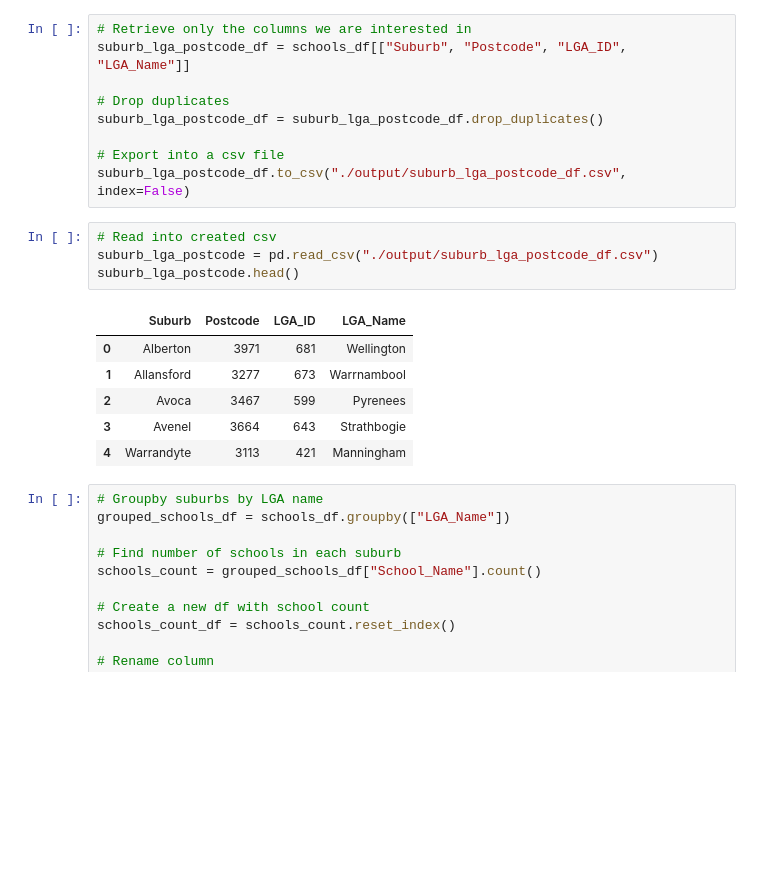
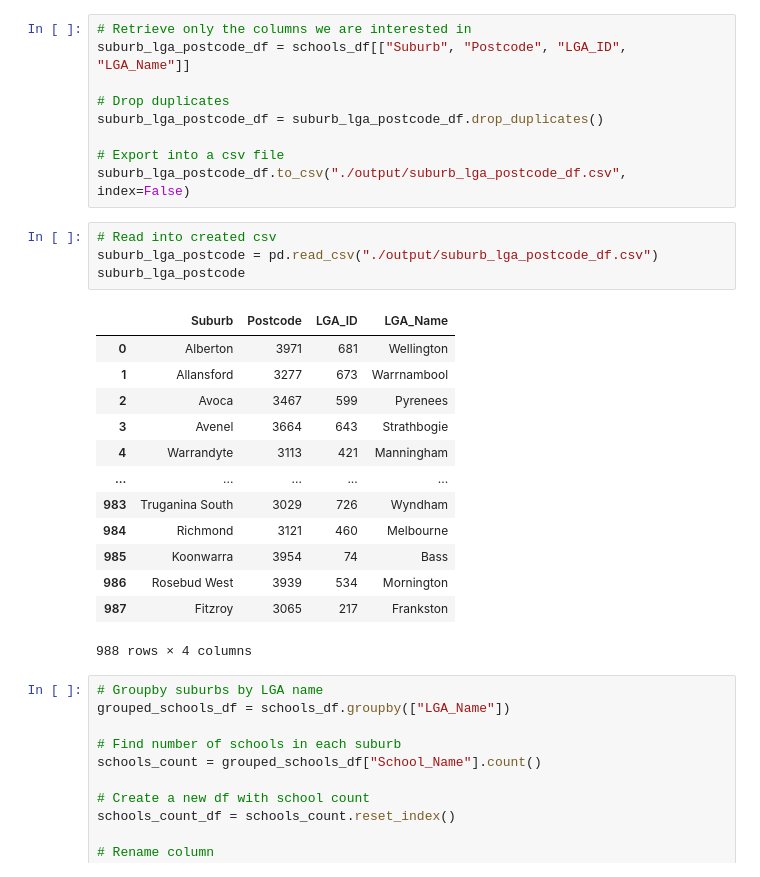
Before and after one commit to jeremychiaa/covid-victorian-real-estate, a Jupyter notebook: cleaned_schools.ipynb, the cells around one changed output. Cells and saved outputs as stored; diff of their text form; blank space fills up the shorter version.

```diff
--- a/cleaned_schools.ipynb
+++ b/cleaned_schools.ipynb
@@ -72,14 +59,21 @@ suburb_lga_postcode_df.to_csv("./output/suburb_lga_postcode_df.csv", index=False
 # %%
 # Read into created csv
 suburb_lga_postcode = pd.read_csv("./output/suburb_lga_postcode_df.csv")
-suburb_lga_postcode.head()
+suburb_lga_postcode
 # %% [output]
 |  | Suburb | Postcode | LGA_ID | LGA_Name |
 | 0 | Alberton | 3971 | 681 | Wellington |
 | 1 | Allansford | 3277 | 673 | Warrnambool |
 | 2 | Avoca | 3467 | 599 | Pyrenees |
 | 3 | Avenel | 3664 | 643 | Strathbogie |
 | 4 | Warrandyte | 3113 | 421 | Manningham |
+| ... | ... | ... | ... | ... |
+| 983 | Truganina South | 3029 | 726 | Wyndham |
+| 984 | Richmond | 3121 | 460 | Melbourne |
+| 985 | Koonwarra | 3954 | 74 | Bass |
+| 986 | Rosebud West | 3939 | 534 | Mornington |
+| 987 | Fitzroy | 3065 | 217 | Frankston |
+988 rows × 4 columns
 # %%
 # Groupby suburbs by LGA name
 grouped_schools_df = schools_df.groupby(["LGA_Name"])
```
Also changed, not shown: parts of 13 cells of this notebook, 2 other files.
